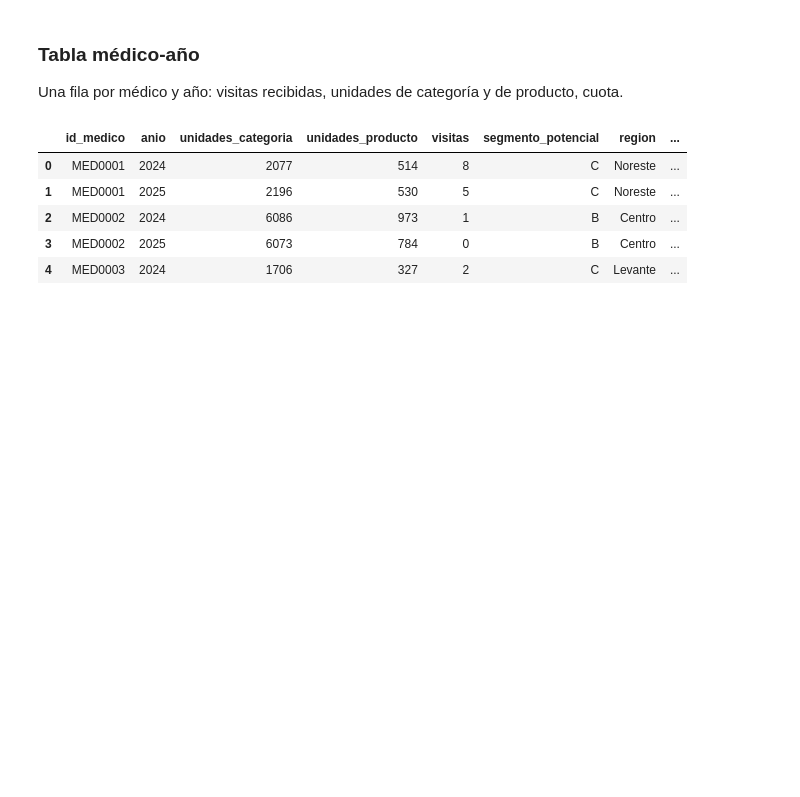
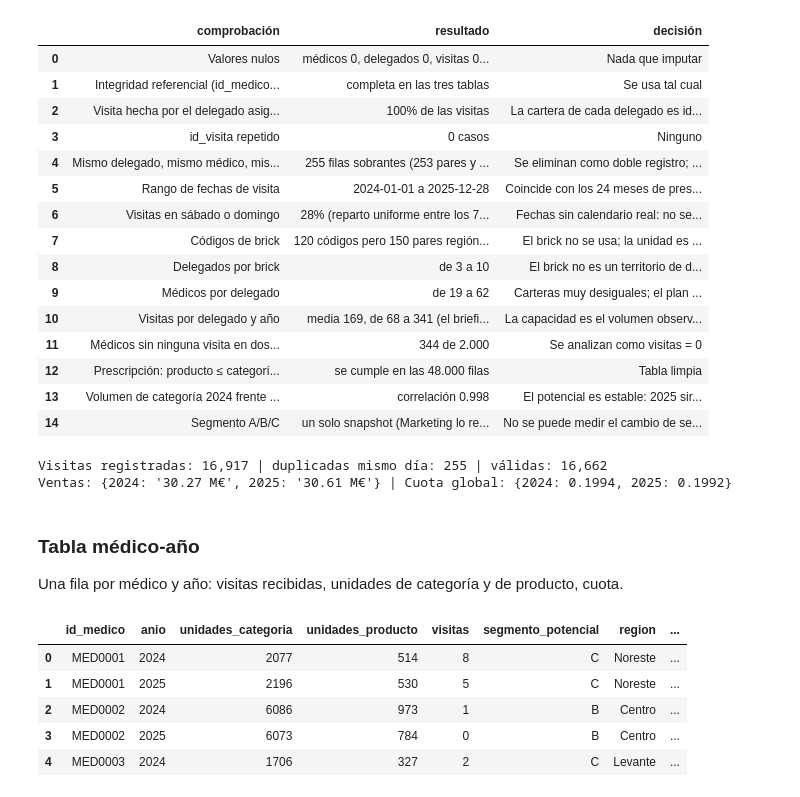
Before and after one commit to rpuenteaddiuva/caso-fuerza-comercial-pharma, a Jupyter notebook: analisis.ipynb, the cells around one changed output. Saved outputs shown, nothing was run; the diff lists cells and outputs as text; code cells hidden in the pictures; blank space fills up the shorter version.

```diff
--- a/analisis.ipynb
+++ b/analisis.ipynb
@@ -129,3 +127,73 @@ Ventas: {2024: '30.27 M€', 2025: '30.61 M€'} | Cuota global: {2024: 0.1994,
+# %%
+def auditoria():
+    filas = []
+
+    def add(comprobacion, resultado, decision):
+        filas.append({"comprobación": comprobacion, "resultado": resultado, "decisión": decision})
+
+    nulos = {n: int(t.isna().sum().sum()) for n, t in [("médicos", med), ("delegados", dele), ("visitas", vis_raw), ("prescripciones", pre)]}
+    add("Valores nulos", ", ".join(f"{k} {v}" for k, v in nulos.items()), "Nada que imputar")
+    add("Integridad referencial (id_medico, id_delegado)", "completa en las tres tablas", "Se usa tal cual")
+    misma = vis_raw.merge(med, on="id_medico").eval("id_delegado == id_delegado_asignado").mean()
+    add("Visita hecha por el delegado asignado al médico", f"{misma:.0%} de las visitas", "La cartera de cada delegado es id_delegado_asignado")
+    add("id_visita repetido", f"{int(vis_raw.id_visita.duplicated().sum())} casos", "Ninguno")
+    sobran = int(vis_raw.duplicated(["id_delegado", "id_medico", "fecha"]).sum())
+    add("Mismo delegado, mismo médico, mismo día", f"{sobran} filas sobrantes (253 pares y 1 triple, ids no consecutivos)", "Se eliminan como doble registro; sensibilidad en 4.1")
+    add("Rango de fechas de visita", f"{vis_raw.fecha.min().date()} a {vis_raw.fecha.max().date()}", "Coincide con los 24 meses de prescripción")
+    dias = vis_raw.fecha.dt.dayofweek.value_counts(normalize=True)
+    add("Visitas en sábado o domingo", f"{dias.get(5, 0) + dias.get(6, 0):.0%} (reparto uniforme entre los 7 días)", "Fechas sin calendario real: no se analiza por día de la semana")
+    pares = med[["region", "brick"]].drop_duplicates().shape[0]
+    add("Códigos de brick", f"{med.brick.nunique()} códigos pero {pares} pares región-brick (NOR-xx se repite en Noreste y Noroeste)", "El brick no se usa; la unidad es el médico y su delegado")
+    dpb = med.groupby(["region", "brick"]).id_delegado_asignado.nunique()
+    add("Delegados por brick", f"de {dpb.min()} a {dpb.max()}", "El brick no es un territorio de delegado")
+    cpd = med.id_delegado_asignado.value_counts()
+    add("Médicos por delegado", f"de {cpd.min()} a {cpd.max()}", "Carteras muy desiguales; el plan respeta la de cada uno")
+    vpd = vis_raw.groupby(["id_delegado", vis_raw.fecha.dt.year]).size()
+    add("Visitas por delegado y año", f"media {vpd.mean():.0f}, de {vpd.min()} a {vpd.max()} (el briefing habla de 6-10 al día)", "La capacidad es el volumen observado, no el del briefing")
+    nunca = int((~med.id_medico.isin(vis_raw.id_medico)).sum())
+    add("Médicos sin ninguna visita en dos años", f"{nunca} de 2.000", "Se analizan como visitas = 0")
+    add("Prescripción: producto ≤ categoría, sin ceros, 24 meses por médico, sin duplicados", "se cumple en las 48.000 filas", "Tabla limpia")
+    cat_y = pre.groupby(["id_medico", pre.mes.str[:4]]).unidades_categoria.sum().unstack()
+    add("Volumen de categoría 2024 frente a 2025 por médico", f"correlación {cat_y.iloc[:, 0].corr(cat_y.iloc[:, 1]):.3f}", "El potencial es estable: 2025 sirve de base para 2026")
+    add("Segmento A/B/C", "un solo snapshot (Marketing lo revisa cada año)", "No se puede medir el cambio de segmento; se usa el volumen real")
+    return pd.DataFrame(filas)
+
+
+auditoria_df = auditoria()
+with pd.option_context("display.max_colwidth", 110):
+    display(auditoria_df)
+# %% [output]
+|  | comprobación | resultado | decisión |
+| 0 | Valores nulos | médicos 0, delegados 0, visitas 0... | Nada que imputar |
+| 1 | Integridad referencial (id_medico... | completa en las tres tablas | Se usa tal cual |
+| 2 | Visita hecha por el delegado asig... | 100% de las visitas | La cartera de cada delegado es id... |
+| 3 | id_visita repetido | 0 casos | Ninguno |
+| 4 | Mismo delegado, mismo médico, mis... | 255 filas sobrantes (253 pares y ... | Se eliminan como doble registro; ... |
+| 5 | Rango de fechas de visita | 2024-01-01 a 2025-12-28 | Coincide con los 24 meses de pres... |
+| 6 | Visitas en sábado o domingo | 28% (reparto uniforme entre los 7... | Fechas sin calendario real: no se... |
+| 7 | Códigos de brick | 120 códigos pero 150 pares región... | El brick no se usa; la unidad es ... |
+| 8 | Delegados por brick | de 3 a 10 | El brick no es un territorio de d... |
+| 9 | Médicos por delegado | de 19 a 62 | Carteras muy desiguales; el plan ... |
+| 10 | Visitas por delegado y año | media 169, de 68 a 341 (el briefi... | La capacidad es el volumen observ... |
+| 11 | Médicos sin ninguna visita en dos... | 344 de 2.000 | Se analizan como visitas = 0 |
+| 12 | Prescripción: producto ≤ categorí... | se cumple en las 48.000 filas | Tabla limpia |
+| 13 | Volumen de categoría 2024 frente ... | correlación 0.998 | El potencial es estable: 2025 sir... |
+| 14 | Segmento A/B/C | un solo snapshot (Marketing lo re... | No se puede medir el cambio de se... |
+# %%
+# Duplicados: mismo delegado, mismo médico, mismo día
+dup = vis_raw.duplicated(["id_delegado", "id_medico", "fecha"])
+print(f"Visitas registradas: {len(vis_raw):,} | duplicadas mismo día: {dup.sum()} | válidas: {(~dup).sum():,}")
+vis = vis_raw[~dup].copy()
+vis["anio"] = vis.fecha.dt.year
+pre["anio"] = pre.mes.str[:4].astype(int)
+
+# Anclas de negocio
+ventas = pre.groupby("anio").unidades_producto.sum() * PRECIO
+cuota_global = pre.groupby("anio").unidades_producto.sum() / pre.groupby("anio").unidades_categoria.sum()
+print("Ventas:", {a: eur(v) for a, v in ventas.items()}, "| Cuota global:", cuota_global.round(4).to_dict())
+# %% [output]
+Visitas registradas: 16,917 | duplicadas mismo día: 255 | válidas: 16,662
+Ventas: {2024: '30.27 M€', 2025: '30.61 M€'} | Cuota global: {2024: 0.1994, 2025: 0.1992}
 # %% [markdown]
 ### Tabla médico-año
 Una fila por médico y año: visitas recibidas, unidades de categoría y de producto, cuota.
```
Also changed, not shown: parts of 19 cells of this notebook, 10 other files.
